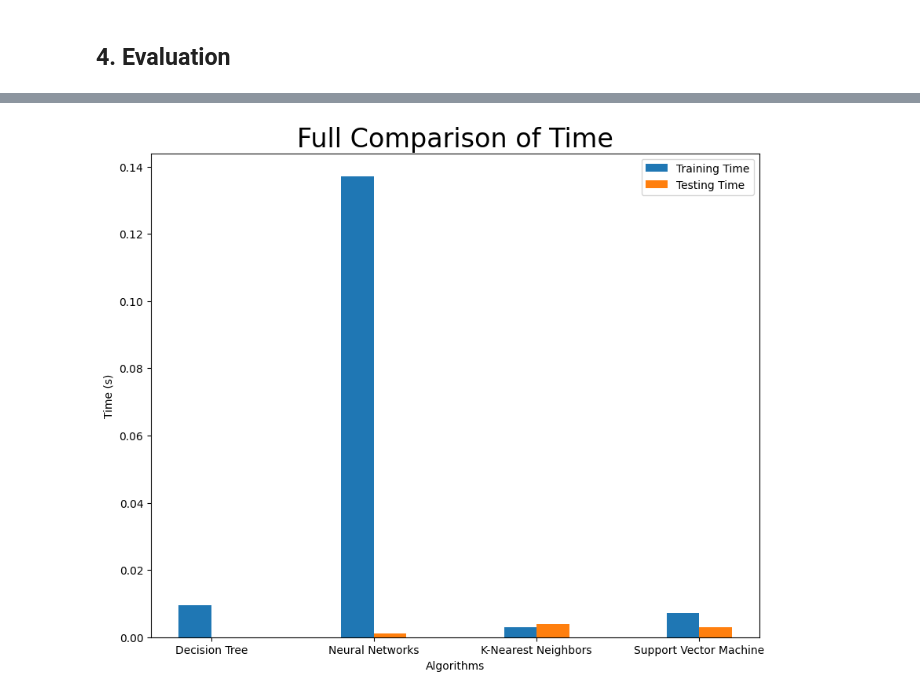
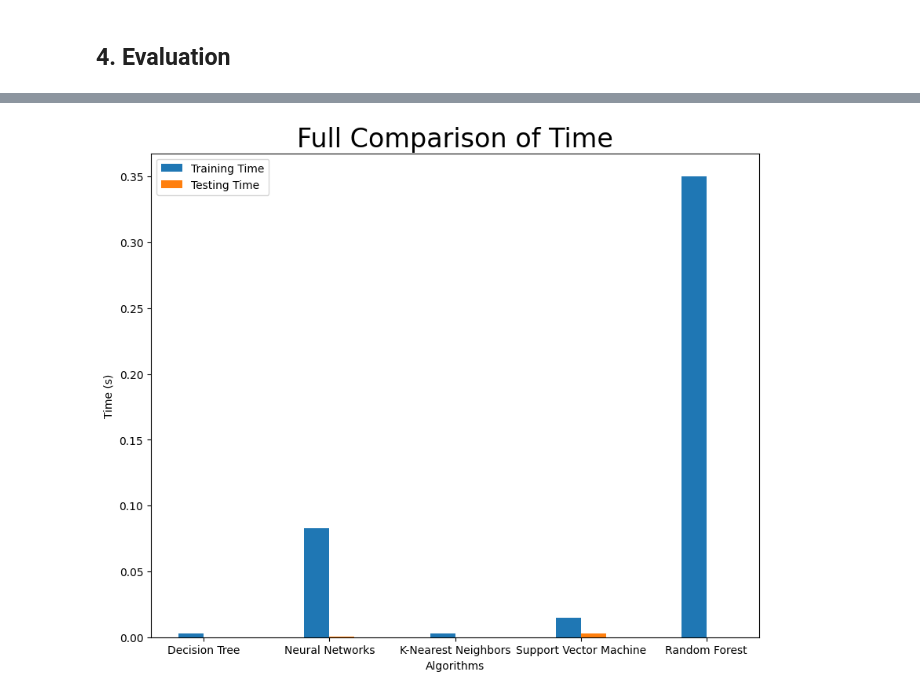
Before and after one commit to franciscaguimaraes/FEUP-IA, a Jupyter notebook: assignment2/src/notebook.ipynb, the cells around one changed output, grey strips where cells are left out. Cells and saved outputs as stored; diff of their text form; code cells hidden in the pictures.

```diff
--- a/assignment2/src/notebook.ipynb
+++ b/assignment2/src/notebook.ipynb
@@ -124,12 +128,14 @@ from sklearn.neural_network import MLPClassifier
 from sklearn.preprocessing import LabelEncoder, StandardScaler
 from sklearn.svm import SVC
 from sklearn.tree import DecisionTreeClassifier
+from sklearn.ensemble import RandomForestClassifier
 
 model_metrics = {
     'DecisionTreeClassifier': [],
     'MLPClassifier': [],
     'KNeighborsClassifier': [],
-    'SVC': []
+    'SVC': [],
+    'RandomForestClassifier': []
 }
 # %%
 df = pandas.read_csv("../data/data.csv")
@@ -1329,19 +1427,20 @@ In conclusion, the SVM model proves to be a reliable and efficient tool for medi
 # %% [markdown]
 ## 4. Evaluation
 # %%
-algorithms = ["Decision Tree", "Neural Networks", "K-Nearest Neighbors", "Support Vector Machine"]
+algorithms = ["Decision Tree", "Neural Networks", "K-Nearest Neighbors", "Support Vector Machine", "Random Forest"]
 categories = ["Accuracy", "Precision", "Recall", "F1"]
 
 decision_tree_metrics = model_metrics['DecisionTreeClassifier']
 neural_network_metrics = model_metrics['MLPClassifier']
 knn_metrics = model_metrics['KNeighborsClassifier']
 svm_metrics = model_metrics['SVC']
+random_forest_metrics = model_metrics['RandomForestClassifier']
 
 # List of stats for each algorithm
-stats = np.array([[decision_tree_metrics[0][0], neural_network_metrics[0][0], knn_metrics[0][0], svm_metrics[0][0]], # Accuracy
-                [decision_tree_metrics[0][1], neural_network_metrics[0][1], knn_metrics[0][1], svm_metrics[0][1]], # Precision
-                [decision_tree_metrics[0][2], neural_network_metrics[0][2], knn_metrics[0][2], svm_metrics[0][2]], # Recall
-                [decision_tree_metrics[0][3], neural_network_metrics[0][3], knn_metrics[0][3], svm_metrics[0][3]]]) # F1
+stats = np.array([[decision_tree_metrics[0][0], neural_network_metrics[0][0], knn_metrics[0][0], svm_metrics[0][0], random_forest_metrics[0][0]], # Accuracy
+                [decision_tree_metrics[0][1], neural_network_metrics[0][1], knn_metrics[0][1], svm_metrics[0][1], random_forest_metrics[0][1]], # Precision
+                [decision_tree_metrics[0][2], neural_network_metrics[0][2], knn_metrics[0][2], svm_metrics[0][2], random_forest_metrics[0][2]], # Recall
+                [decision_tree_metrics[0][3], neural_network_metrics[0][3], knn_metrics[0][3], svm_metrics[0][3], random_forest_metrics[0][3]]]) # F1
 
 #Create a figure and axes with desired window size
 fig, ax = plt.subplots(figsize=(10, 8))
@@ -1391,41 +1492,42 @@ The comparison of performance metrics for different models reveals significant d
 # %%
-algorithms = ["Decision Tree", "Neural Networks", "K-Nearest Neighbors", "Support Vector Machine"]
+algorithms = ["Decision Tree", "Neural Networks", "K-Nearest Neighbors", "Support Vector Machine", "Random Forest"]
 categories = ["Training Time", "Testing Time"]
 
 decision_tree_metrics = model_metrics['DecisionTreeClassifier']
 neural_network_metrics = model_metrics['MLPClassifier']
 knn_metrics = model_metrics['KNeighborsClassifier']
 svm_metrics = model_metrics['SVC']
+random_forest_metrics = model_metrics['RandomForestClassifier']
 
 # List of stats for each algorithm
-stats = np.array([[decision_tree_metrics[0][4], neural_network_metrics[0][4], knn_metrics[0][4], svm_metrics[0][4]], # Training Time
-                [decision_tree_metrics[0][5], neural_network_metrics[0][5], knn_metrics[0][5], svm_metrics[0][5]]]) # Testing Time
+stats = np.array([[decision_tree_metrics[0][4], neural_network_metrics[0][4], knn_metrics[0][4], svm_metrics[0][4], random_forest_metrics[0][4]], # Training Time
+                [decision_tree_metrics[0][5], neural_network_metrics[0][5], knn_metrics[0][5], svm_metrics[0][5], random_forest_metrics[0][5]]]) # Testing Time
 
 #Create a figure and axes with desired window size
 fig, ax = plt.subplots(figsize=(10, 8))
 
 # Set the width of each bar
 bar_width = 0.2
 
 # Set the x-axis positions for each group of bars
 x_positions = np.arange(len(algorithms))
 
 # Plotting the bars for each category
 for i, category in enumerate(categories):
     ax.bar(x_positions + i * bar_width, stats[i], width=bar_width, label=category)
 
 # Customizing the plot
 ax.set_xlabel("Algorithms")
 ax.set_ylabel("Time (s)")
 ax.set_title("Full Comparison of Time", fontsize=24)
 ax.set_xticks(x_positions + (len(categories) - 1) * bar_width / 2)
 ax.set_xticklabels(algorithms)
 ax.legend()
 
 # Displaying the plot
 plt.show()
 # %% [output]
-[figure, old version]
+[figure, new version]
 # %% [markdown]
 ### 4.2. Time Comparison of Models
 
```
Also changed, not shown: parts of 22 cells of this notebook.
